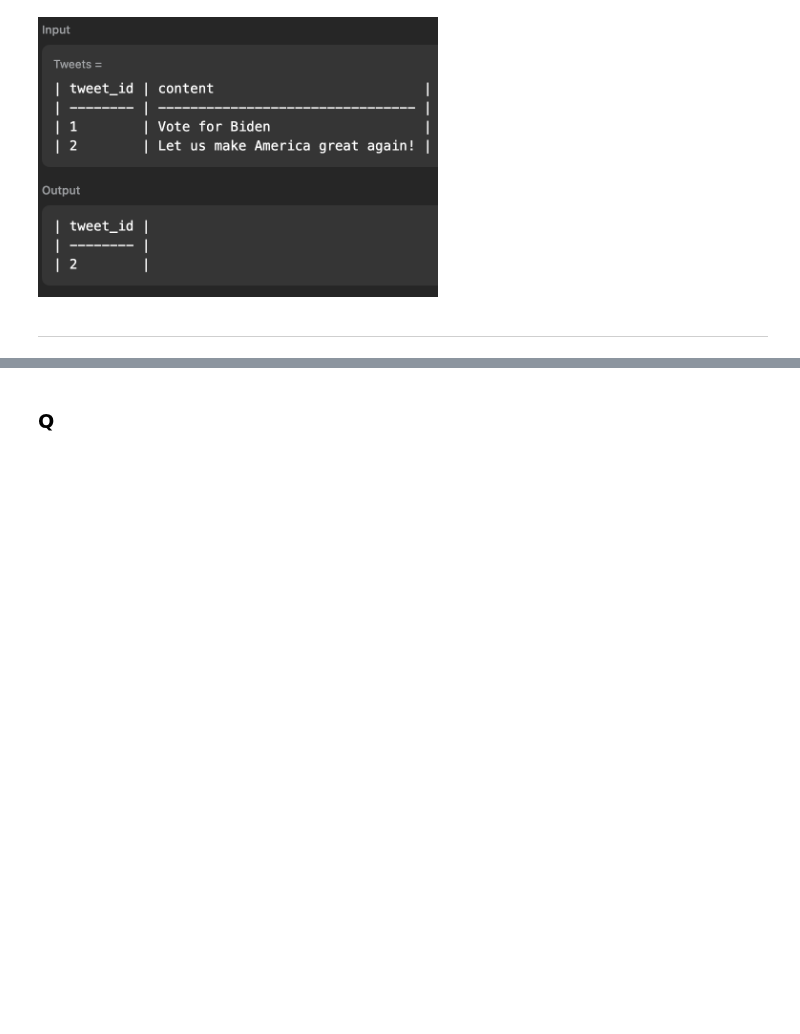
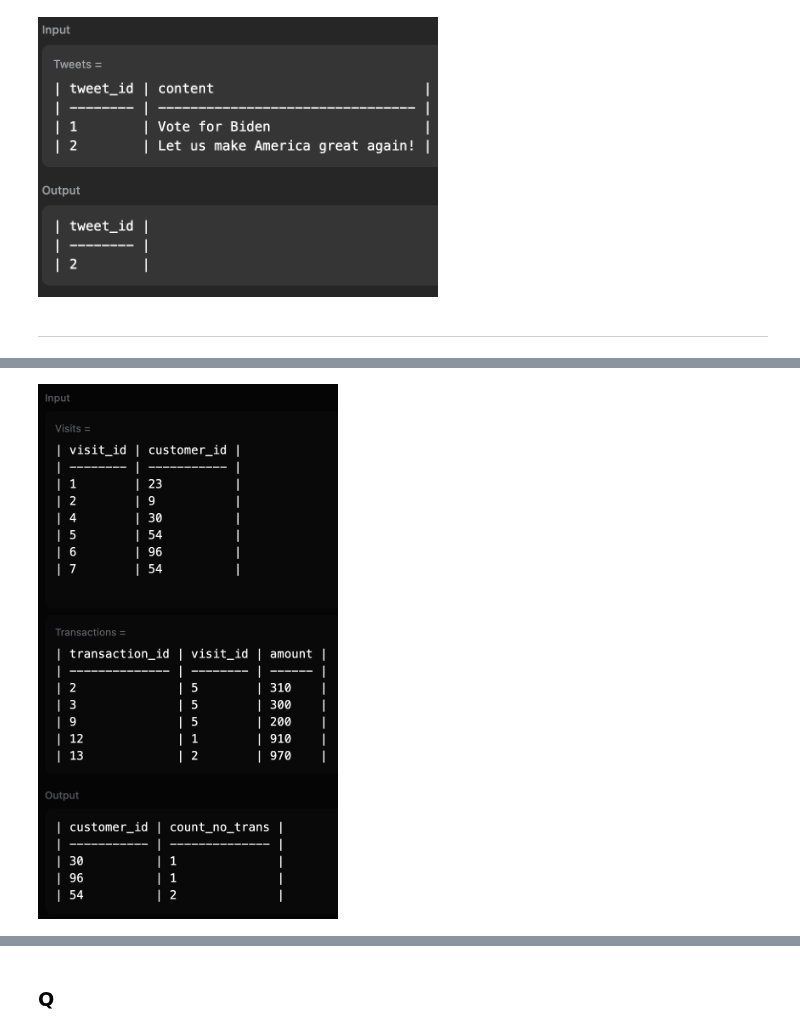
Before and after one commit to A-C-Sai/working-with-data, a Jupyter notebook: interview-prep/leetcode/sql.ipynb, the cells around one changed output, grey strips where cells are left out. Cells and saved outputs as stored; diff of their text form; code cells hidden in the pictures; blank space fills up the shorter version.

```diff
--- a/interview-prep/leetcode/sql.ipynb
+++ b/interview-prep/leetcode/sql.ipynb
@@ -121,0 +191,4 @@ Image(filename="./resources/1683.png", width = 400)
+# %%
+Image(filename="./resources/1581.png", width = 300)
+# %% [output]
+[figure, added]
```
Also changed, not shown: parts of 24 cells of this notebook, 4 other files.
